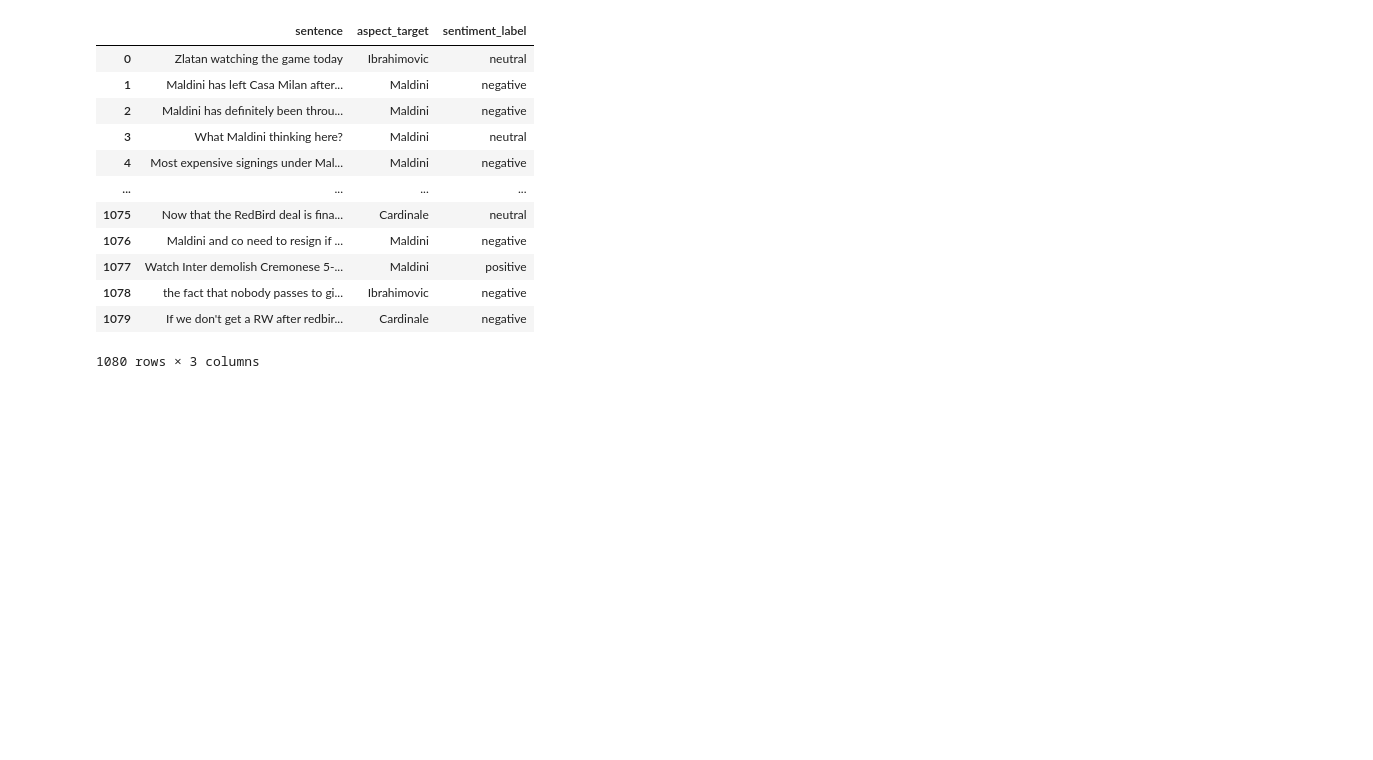
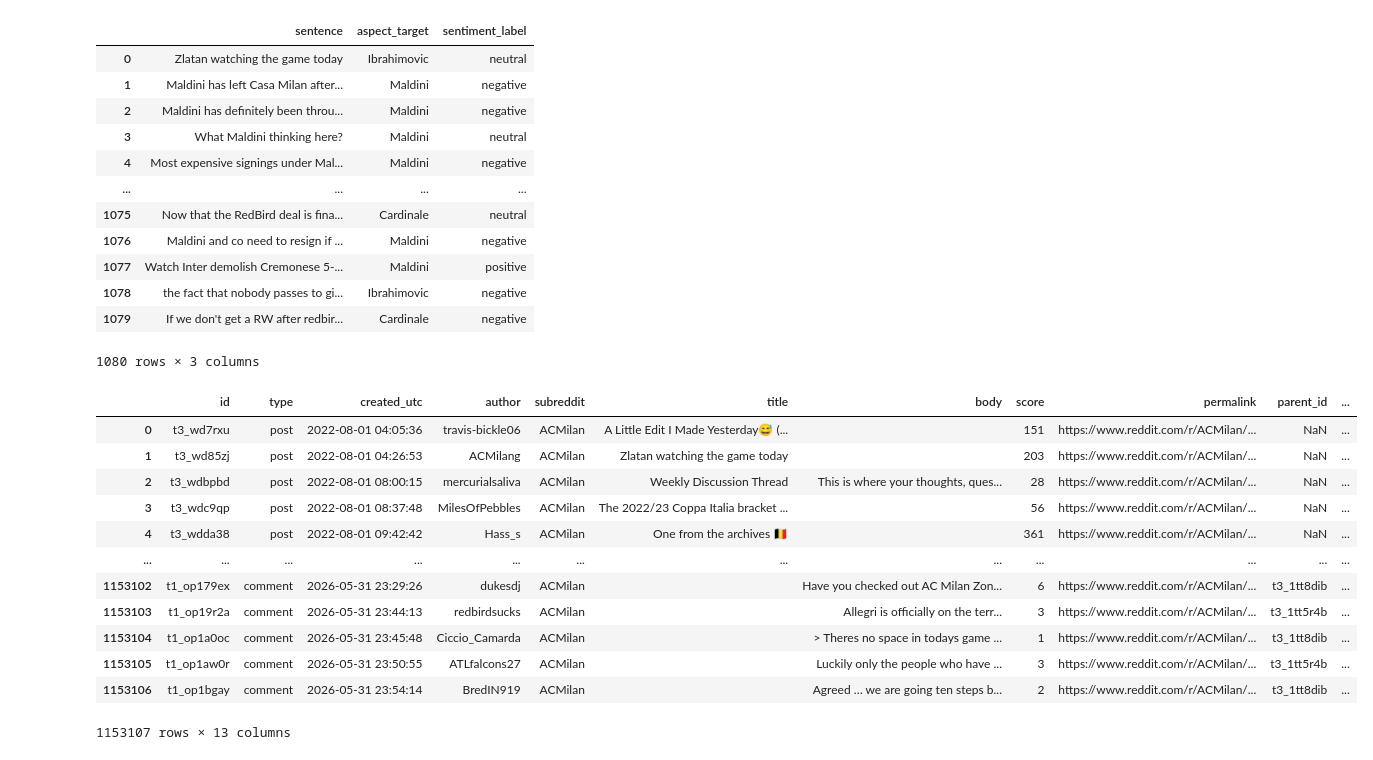
Before and after one commit to Gabrielonee/SentimentAnalsysi, a Jupyter notebook: data/test.ipynb, the cells around one changed output. Cells and saved outputs as stored; diff of their text form; code cells hidden in the pictures; blank space fills up the shorter version.

```diff
--- a/data/test.ipynb
+++ b/data/test.ipynb
@@ -60,3 +205,32 @@ df[['sentence', 'aspect_target', 'sentiment_label']]
 | 1078 | the fact that nobody passes to gi... | Ibrahimovic | negative |
 | 1079 | If we don't get a RW after redbir... | Cardinale | negative |
 1080 rows × 3 columns
+# %%
+from pathlib import Path
+import pandas as pd
+
+project_root = Path.cwd()
+if project_root.name == "data":
+    project_root = project_root.parent
+
+parquet_path = project_root / "data" / "clean_text.parquet"
+df = pd.read_parquet(parquet_path)
+
+df['created_utc'] = pd.to_datetime(df['created_utc'], unit='s')
+
+df['created_utc'] = df['created_utc'].dt.tz_localize(None)
+df
+# %% [output]
+|  | id | type | created_utc | author | subreddit | title | body | score | permalink | parent_id | ... |
+| 0 | t3_wd7rxu | post | 2022-08-01 04:05:36 | travis-bickle06 | ACMilan | A Little Edit I Made Yesterday😅 (... |  | 151 | https://www.reddit.com/r/ACMilan/... | NaN | ... |
+| 1 | t3_wd85zj | post | 2022-08-01 04:26:53 | ACMilang | ACMilan | Zlatan watching the game today |  | 203 | https://www.reddit.com/r/ACMilan/... | NaN | ... |
+| 2 | t3_wdbpbd | post | 2022-08-01 08:00:15 | mercurialsaliva | ACMilan | Weekly Discussion Thread | This is where your thoughts, ques... | 28 | https://www.reddit.com/r/ACMilan/... | NaN | ... |
+| 3 | t3_wdc9qp | post | 2022-08-01 08:37:48 | MilesOfPebbles | ACMilan | The 2022/23 Coppa Italia bracket ... |  | 56 | https://www.reddit.com/r/ACMilan/... | NaN | ... |
+| 4 | t3_wdda38 | post | 2022-08-01 09:42:42 | Hass_s | ACMilan | One from the archives 🇧🇪 |  | 361 | https://www.reddit.com/r/ACMilan/... | NaN | ... |
+| ... | ... | ... | ... | ... | ... | ... | ... | ... | ... | ... | ... |
+| 1153102 | t1_op179ex | comment | 2026-05-31 23:29:26 | dukesdj | ACMilan |  | Have you checked out AC Milan Zon... | 6 | https://www.reddit.com/r/ACMilan/... | t3_1tt8dib | ... |
+| 1153103 | t1_op19r2a | comment | 2026-05-31 23:44:13 | redbirdsucks | ACMilan |  | Allegri is officially on the terr... | 3 | https://www.reddit.com/r/ACMilan/... | t3_1tt5r4b | ... |
+| 1153104 | t1_op1a0oc | comment | 2026-05-31 23:45:48 | Ciccio_Camarda | ACMilan |  | > Theres no space in todays game ... | 1 | https://www.reddit.com/r/ACMilan/... | t3_1tt8dib | ... |
+| 1153105 | t1_op1aw0r | comment | 2026-05-31 23:50:55 | ATLfalcons27 | ACMilan |  | Luckily only the people who have ... | 3 | https://www.reddit.com/r/ACMilan/... | t3_1tt5r4b | ... |
+| 1153106 | t1_op1bgay | comment | 2026-05-31 23:54:14 | BredIN919 | ACMilan |  | Agreed … we are going ten steps b... | 2 | https://www.reddit.com/r/ACMilan/... | t3_1tt8dib | ... |
+1153107 rows × 13 columns
```
Also changed, not shown: parts of 9 cells of this notebook, 12 other files.
